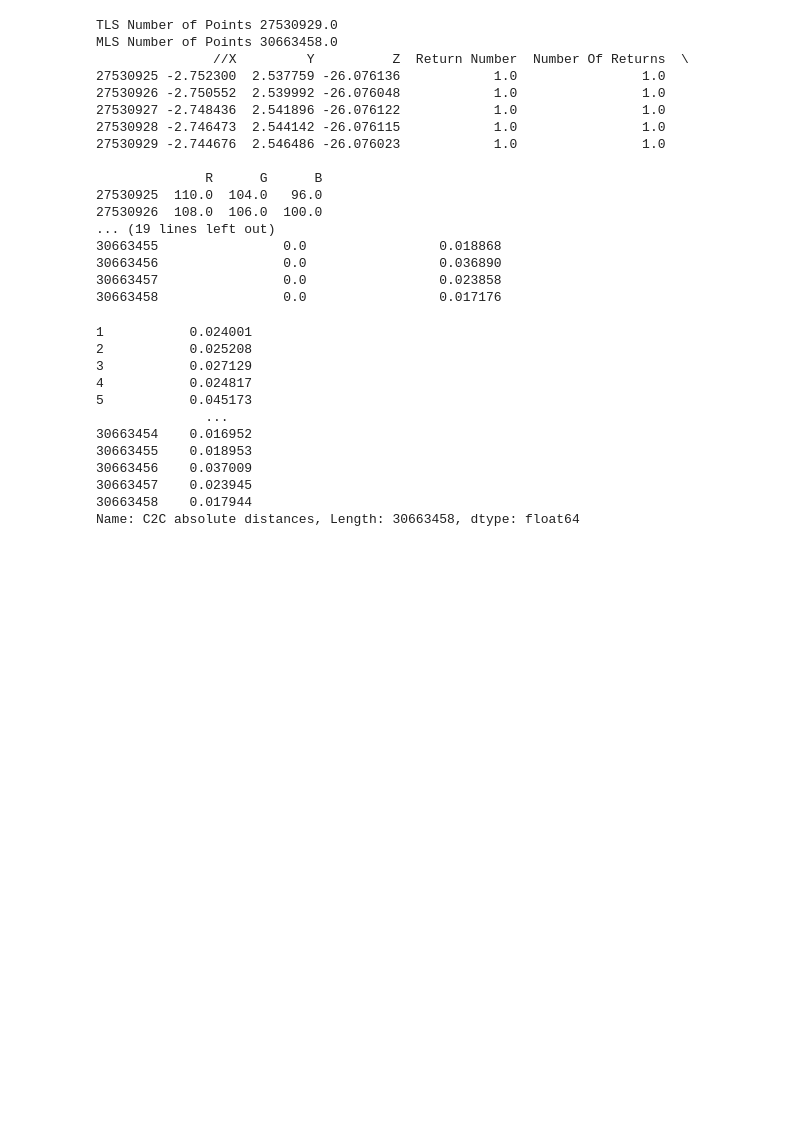
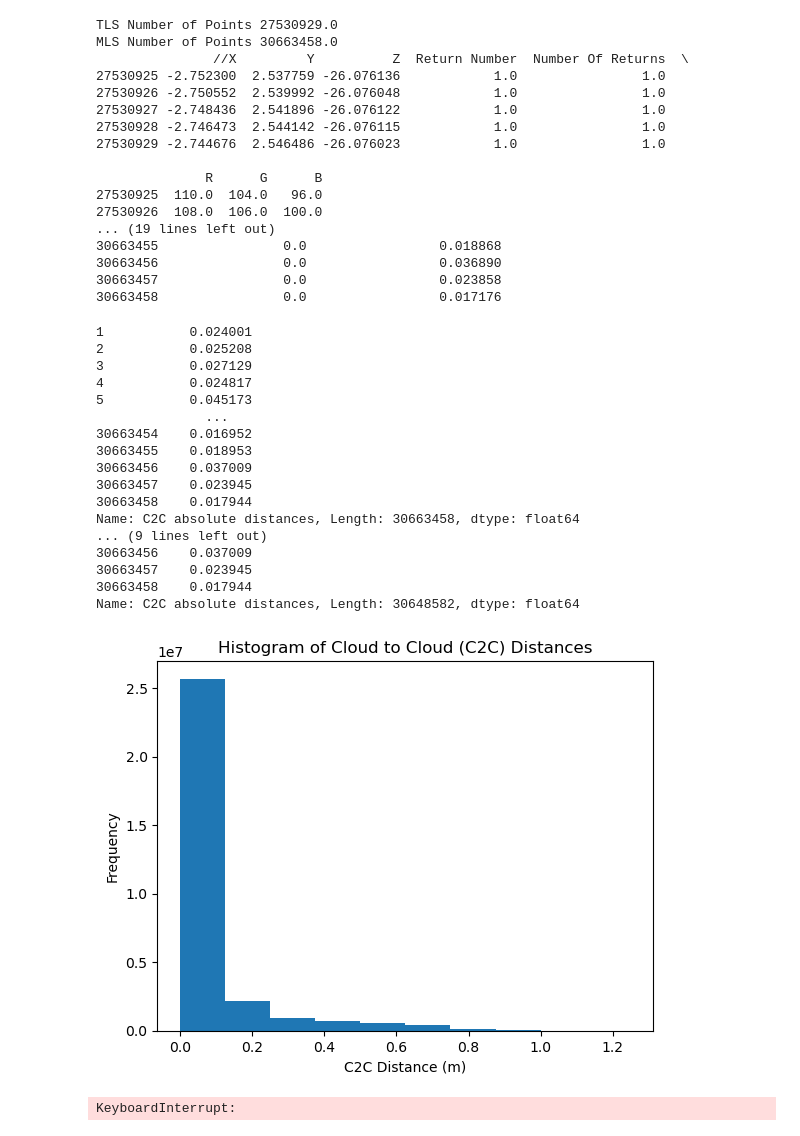
Before and after one commit to julehalim/advancedImagingProject3, a Jupyter notebook: dataprocessing.ipynb, the cells around one changed output. Saved outputs shown, nothing was run; the diff lists cells and outputs as text; code cells hidden in the pictures; blank space fills up the shorter version.

Commit message:
added some graphs

```diff
--- a/dataprocessing.ipynb
+++ b/dataprocessing.ipynb
@@ -39,18 +39,56 @@ MLS Number of Points 30663458.0
 30663456                0.0                 0.036890
 30663457                0.0                 0.023858
 30663458                0.0                 0.017176
-# %%
-print(droppedMLS['C2C absolute distances'])
-# %% [output]
-1           0.024001
-2           0.025208
-3           0.027129
-4           0.024817
-5           0.045173
-              ...
-30663454    0.016952
-30663455    0.018953
-30663456    0.037009
-30663457    0.023945
-30663458    0.017944
-Name: C2C absolute distances, Length: 30663458, dtype: float64
+# %%
+import matplotlib.pyplot as plt
+import numpy as np
+import seaborn as sns
+
+print(droppedMLS['C2C absolute distances'])
+distances=droppedMLS['C2C absolute distances']
+rangeDistances=max(distances)-min(distances)
+print(rangeDistances)
+minDistance=0
+maxDistance=1.25
+distancesWithinRange = distances[(distances >= minDistance) & (distances <= maxDistance)]
+print(distancesWithinRange)
+
+plt.figure()
+plt.hist(distancesWithinRange)
+plt.xlabel('C2C Distance (m)')
+plt.ylabel('Frequency')
+plt.title('Histogram of Cloud to Cloud (C2C) Distances')
+plt.show()
+
+plt.figure()
+ax = sns.histplot(data=distancesWithinRange, bins=40, stat='frequency', kde=True,
+                  edgecolor='white', linewidth=1,
+                  line_kws=dict(color='black', alpha=0.5, linewidth=1.5))
+ax.get_lines()[0].set_color('black') # edit line color due to bug in sns v 0.11.0
+
+# Edit legemd and add title
+ax.legend(frameon=False)
+ax.set_title('Histogram of Cloud to Cloud (C2C) Distances', fontsize=14, pad=15)
+ax.set_xlabel('C2C Distance (m)')
+ax.set_ylabel('Frequency')
+plt.show()
+# %% [output]
+1           0.024001
+2           0.025208
+3           0.027129
+4           0.024817
+5           0.045173
+              ...
+30663454    0.016952
+30663455    0.018953
+30663456    0.037009
+30663457    0.023945
+30663458    0.017944
+Name: C2C absolute distances, Length: 30663458, dtype: float64
+... (9 lines left out)
+30663456    0.037009
+30663457    0.023945
+30663458    0.017944
+Name: C2C absolute distances, Length: 30648582, dtype: float64
+[figure, added]
+KeyboardInterrupt:
```
Also changed, not shown: parts of 1 cell of this notebook.
